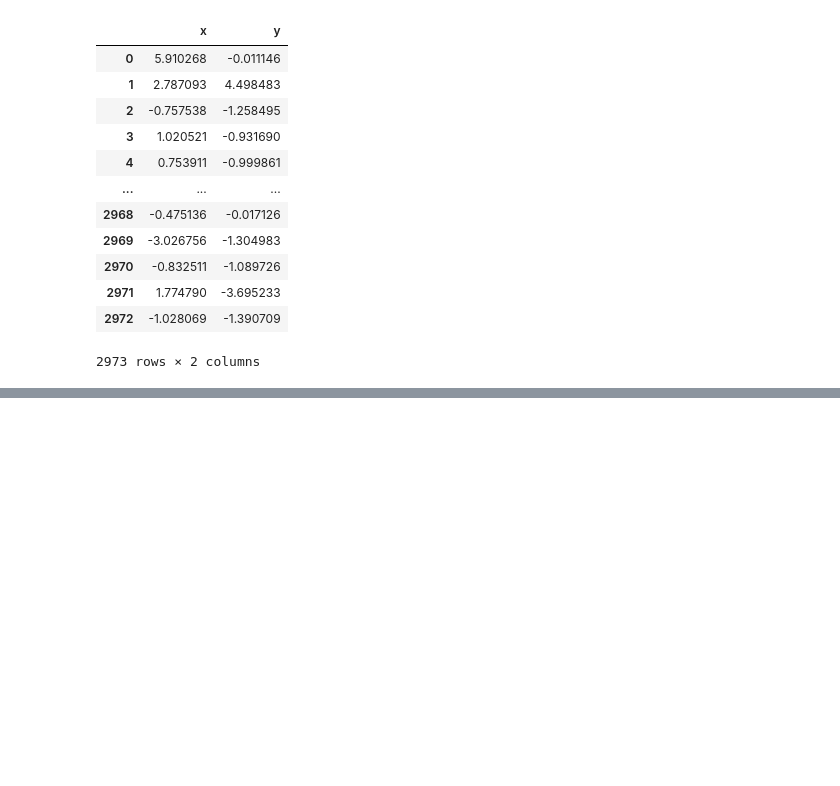
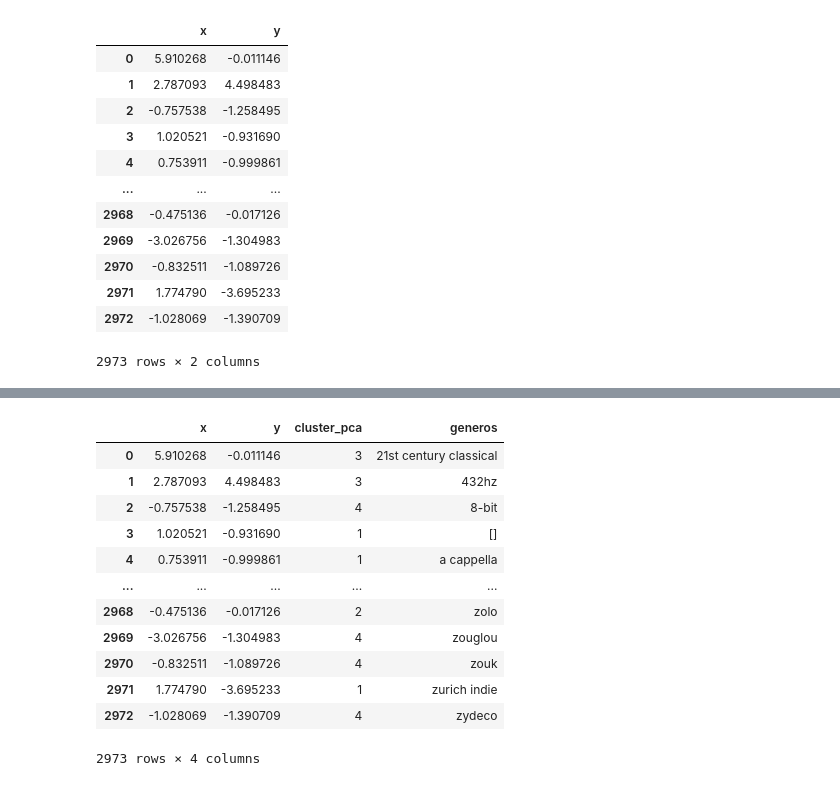
Before and after one commit to fcardosoo/Alura-021-Clustering-aplicado-recomendando-musicas-com-K-Means, a Jupyter notebook: Recomendados_de_musicas.ipynb, the cells around one changed output, grey strips where cells are left out. Saved outputs shown, nothing was run; the diff lists cells and outputs as text; code cells hidden in the pictures; blank space fills up the shorter version.

```diff
--- a/Recomendados_de_musicas.ipynb
+++ b/Recomendados_de_musicas.ipynb
@@ -322,0 +327,8 @@ projection
+# %%
+# Parâmetro Verbose=True nos trás as interações que estão ocorrendo no modelo
+kmeans_pca = KMeans(n_clusters=5, verbose=True, random_state=SEED)
+
+kmeans_pca.fit(projection)
+
+dados_generos['cluster_pca'] = kmeans_pca.predict(projection)
+projection['cluster_pca'] = kmeans_pca.predict(projection)
@@ -322,0 +369,18 @@ projection
+# %%
+projection['generos'] = dados_generos['genres']
+# %%
+projection
+# %% [output]
+|  | x | y | cluster_pca | generos |
+| 0 | 5.910268 | -0.011146 | 3 | 21st century classical |
+| 1 | 2.787093 | 4.498483 | 3 | 432hz |
+| 2 | -0.757538 | -1.258495 | 4 | 8-bit |
+| 3 | 1.020521 | -0.931690 | 1 | [] |
+| 4 | 0.753911 | -0.999861 | 1 | a cappella |
+| ... | ... | ... | ... | ... |
+| 2968 | -0.475136 | -0.017126 | 2 | zolo |
+| 2969 | -3.026756 | -1.304983 | 4 | zouglou |
+| 2970 | -0.832511 | -1.089726 | 4 | zouk |
+| 2971 | 1.774790 | -3.695233 | 1 | zurich indie |
+| 2972 | -1.028069 | -1.390709 | 4 | zydeco |
+2973 rows × 4 columns
```
Also changed, not shown: parts of 4 cells of this notebook.
